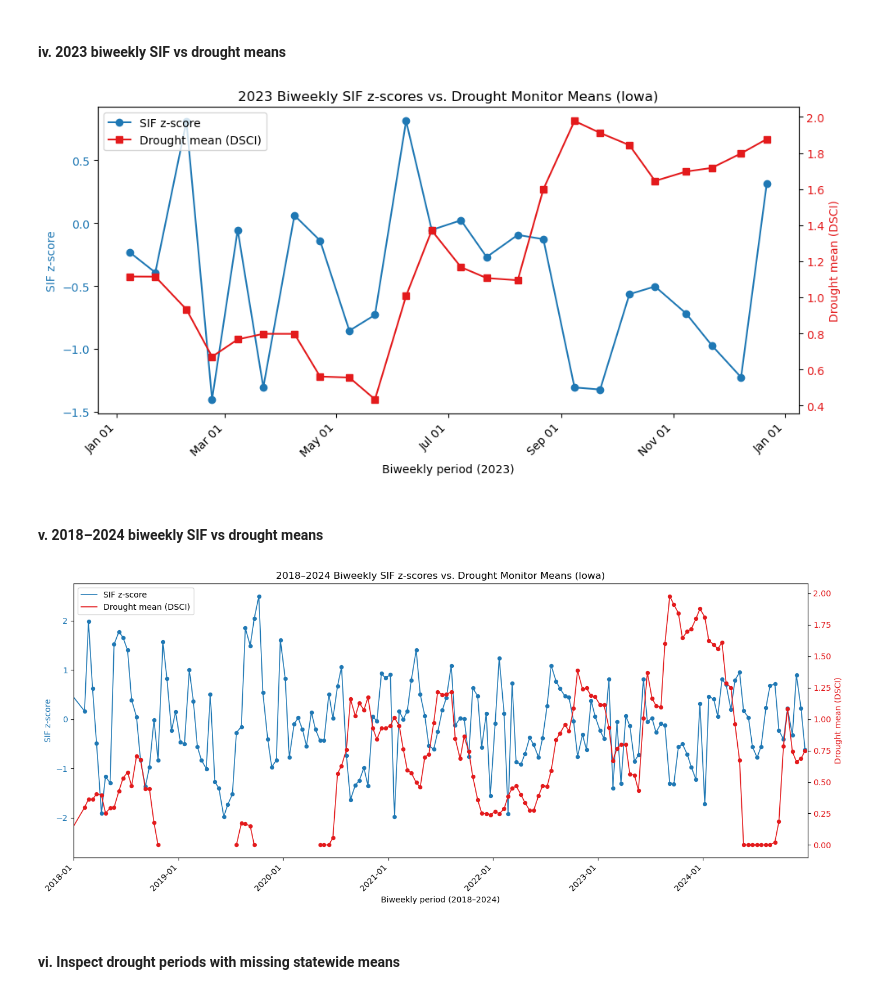
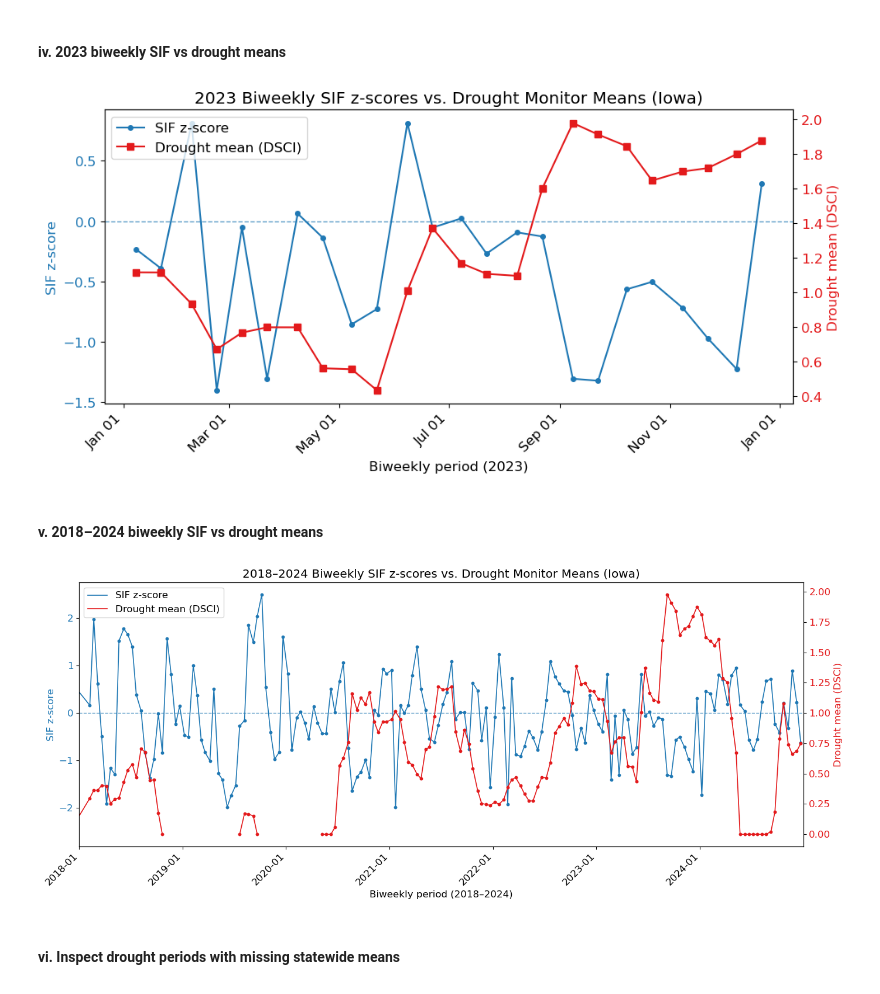
Before and after one commit to jacksoncoldiron/SIF-Analysis, a Jupyter notebook: src/sif_EDA.ipynb, the cells around one changed output. Drawn from its saved outputs; the diff is of its cells as text; code cells hidden in the pictures.

Commit message:
starting to create figures for the UC GIS presentation

```diff
--- a/src/sif_EDA.ipynb
+++ b/src/sif_EDA.ipynb
@@ -2405,35 +2473,36 @@ merged['period_midpoint'] = pd.to_datetime(merged['period_midpoint'])
 plot_2023 = merged[merged['period_midpoint'].dt.year == 2023].copy()
 
 if plot_2023.empty:
     raise ValueError("No matched drought/SIF records found for 2023.")
 
 plot_2023 = plot_2023.sort_values('period_midpoint')
 
 fig, ax1 = plt.subplots(figsize=(10, 5))
 ax2 = ax1.twinx()
 
-ax1.plot(plot_2023['period_midpoint'], plot_2023['sif_zscore'], marker='o', color='#1f78b4', label='SIF z-score')
+ax1.plot(plot_2023['period_midpoint'], plot_2023['sif_zscore'], marker='o', markersize=4, color='#1f78b4', label='SIF z-score')
 ax1.set_ylabel('SIF z-score', color='#1f78b4')
 ax1.tick_params(axis='y', labelcolor='#1f78b4')
 
 ax2.plot(plot_2023['period_midpoint'], plot_2023['drought_mean'], marker='s', color='#e31a1c', label='Drought mean (DSCI)')
 ax2.set_ylabel('Drought mean (DSCI)', color='#e31a1c')
 ax2.tick_params(axis='y', labelcolor='#e31a1c')
 
+ax1.axhline(0, color='#1f78b4', linestyle='--', linewidth=1, alpha=0.7)
 ax1.set_xlabel('Biweekly period (2023)')
 ax1.set_title('2023 Biweekly SIF z-scores vs. Drought Monitor Means (Iowa)')
 
 ax1.xaxis.set_major_formatter(DateFormatter('%b %d'))
 fig.autofmt_xdate(rotation=45)
 
 lines1, labels1 = ax1.get_legend_handles_labels()
 lines2, labels2 = ax2.get_legend_handles_labels()
 ax1.legend(lines1 + lines2, labels1 + labels2, loc='upper left')
 
 plt.tight_layout()
 plt.show()
 # %% [output]
-[figure, old version]
+[figure, new version]
 # %% [markdown]
 #### v. 2018–2024 biweekly SIF vs drought means
 # %%
@@ -2455,15 +2524,16 @@ fig, ax1 = plt.subplots(figsize=(14, 6))
 ax2 = ax1.twinx()
 
 ax1.plot(merged['period_midpoint'], merged['sif_zscore'], color='#1f78b4', linewidth=1.2, label='SIF z-score')
-ax1.scatter(merged['period_midpoint'], merged['sif_zscore'], color='#1f78b4', s=18)
+ax1.scatter(merged['period_midpoint'], merged['sif_zscore'], color='#1f78b4', s=10)
 ax1.set_ylabel('SIF z-score', color='#1f78b4')
 ax1.tick_params(axis='y', labelcolor='#1f78b4')
 
 ax2.plot(merged['period_midpoint'], merged['drought_mean'], color='#e31a1c', linewidth=1.2, label='Drought mean (DSCI)')
-ax2.scatter(merged['period_midpoint'], merged['drought_mean'], color='#e31a1c', s=18)
+ax2.scatter(merged['period_midpoint'], merged['drought_mean'], color='#e31a1c', s=10)
 ax2.set_ylabel('Drought mean (DSCI)', color='#e31a1c')
 ax2.tick_params(axis='y', labelcolor='#e31a1c')
 
+ax1.axhline(0, color='#1f78b4', linestyle='--', linewidth=1, alpha=0.7)
 ax1.set_xlabel('Biweekly period (2018–2024)')
 ax1.set_title('2018–2024 Biweekly SIF z-scores vs. Drought Monitor Means (Iowa)')
 
@@ -2478,7 +2548,7 @@ ax1.legend(lines1 + lines2, labels1 + labels2, loc='upper left')
 plt.tight_layout()
 plt.show()
 # %% [output]
-[figure, old version]
+[figure, new version]
 # %% [markdown]
 #### vi. Inspect drought periods with missing statewide means
 # %%
```
Also changed, not shown: parts of 20 cells of this notebook, 2 other files.
